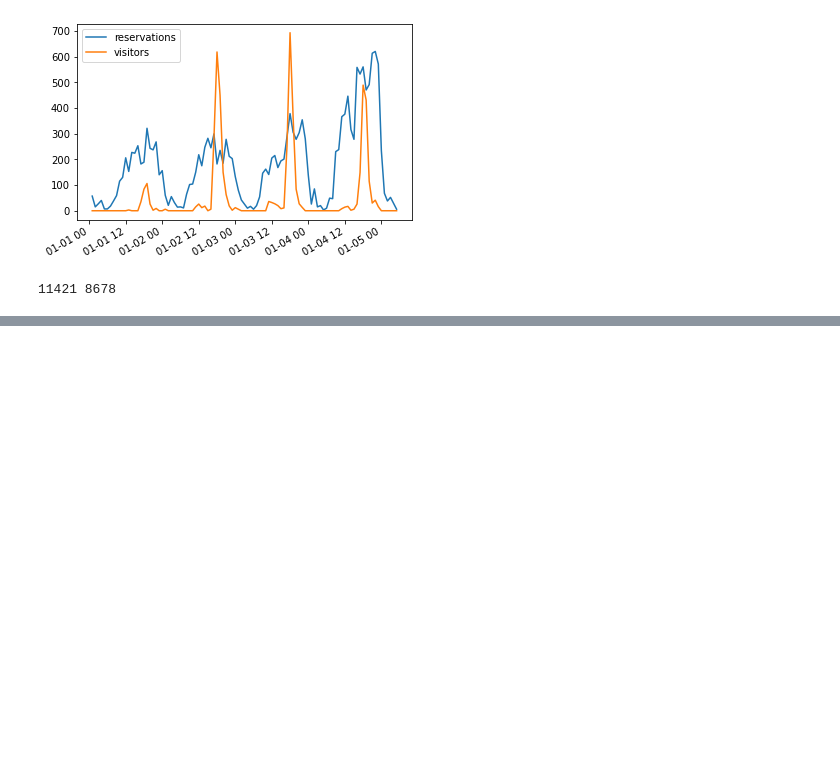
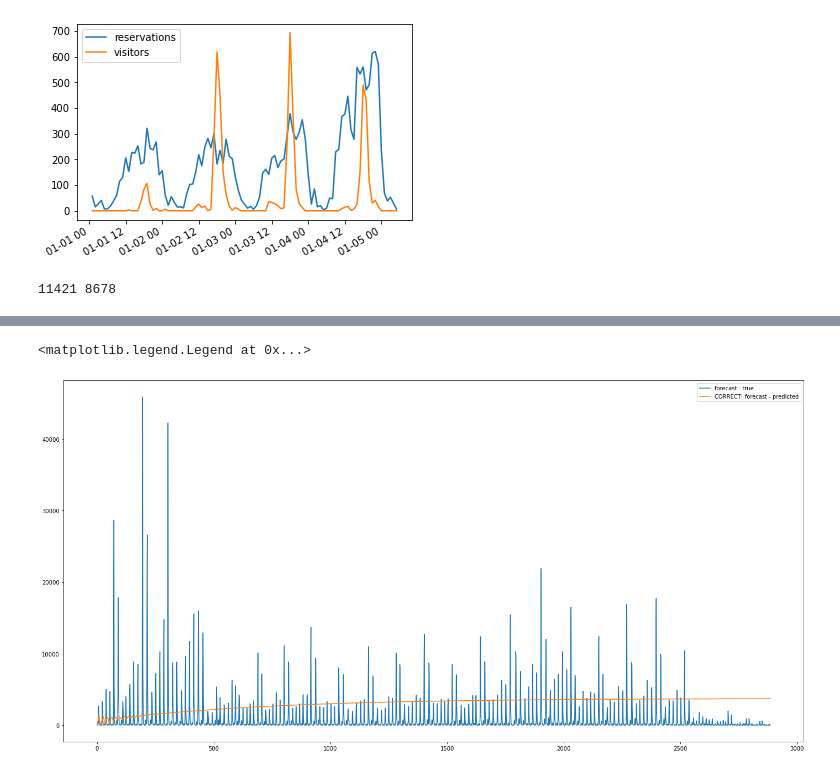
Before and after one commit to kodon0/Data_Sci, a Jupyter notebook: Tensorflow/KOD_restaurant_predictions_tboard_tflow.ipynb, the cells around one changed output, grey strips where cells are left out. Drawn from its saved outputs; the diff is of its cells as text; code cells hidden in the pictures; blank space fills up the shorter version.

```diff
--- a/Tensorflow/KOD_restaurant_predictions_tboard_tflow.ipynb
+++ b/Tensorflow/KOD_restaurant_predictions_tboard_tflow.ipynb
@@ -794,0 +920,28 @@ test
+# %%
+# Right way to predict: Forecast using self-predicted targets
+
+val_target = Y[-N//3:]
+val_pred = []
+
+# Index for 1st validation point
+
+prev_x = X[-N//3] # this is a 1D array of length T
+
+while len(val_pred) < len(val_target):
+    pred = model.predict(prev_x.reshape(1,-1))[0,0] # Need a scalar = 1x1 array
+
+    # Update preds
+    val_pred.append(pred)
+
+    # Update inputs
+    prev_x = np.roll(prev_x,-1)
+    prev_x[-1] = pred
+# %%
+# Correct method -> plot not as good!
+plt.figure(figsize=(24,12))
+plt.plot(val_target, label = 'forecast - true')
+plt.plot(val_pred, label = 'CORRECT! forecast - predicted')
+plt.legend()
+# %% [output]
+<matplotlib.legend.Legend at 0x...>
+[figure, added]
```
Also changed, not shown: parts of 58 cells of this notebook, 1 other file.
